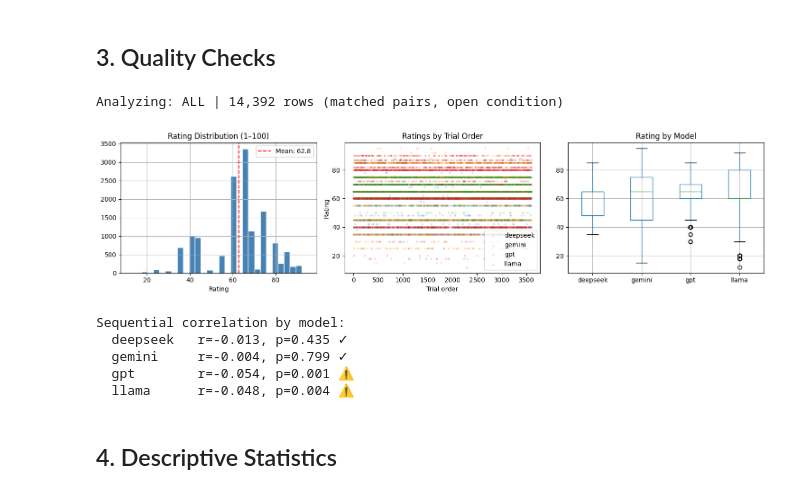
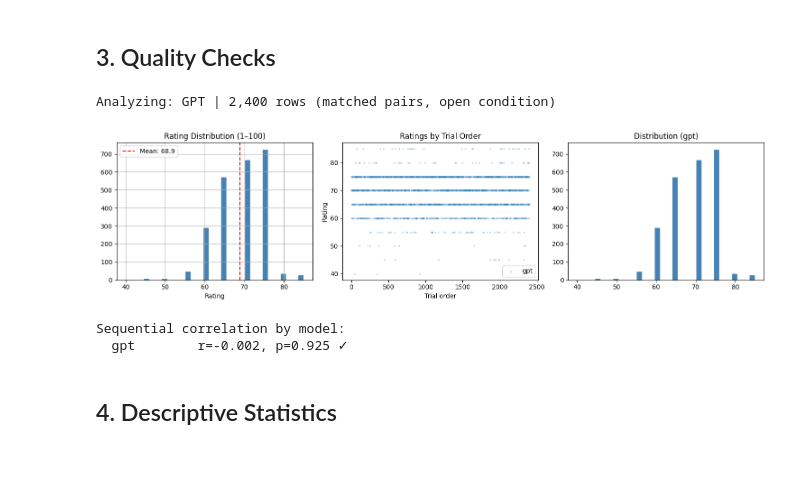
Before and after one commit to auertobias/authority-bias-llm, a Jupyter notebook: notebooks/02_analysis.ipynb, the cells around one changed output. Drawn from its saved outputs; the diff is of its cells as text; code cells hidden in the pictures; blank space fills up the shorter version.

```diff
--- a/notebooks/02_analysis.ipynb
+++ b/notebooks/02_analysis.ipynb
@@ -48,10 +48,10 @@ import statsmodels.formula.api as smf
 sys.path.insert(0, '.')
 from src.config import DATA_PATH, RESULTS_PATH
 
-VERSION = "v2"
-V2_RESULTS = RESULTS_PATH + "v2/"
-os.makedirs(V2_RESULTS, exist_ok=True)
+VERSION = "v3"
+V3_RESULTS = RESULTS_PATH + "v3/"
+os.makedirs(V3_RESULTS, exist_ok=True)
 
 print(f"Reading data from: {DATA_PATH}")
-print(f"Saving results to: {V2_RESULTS}")
+print(f"Saving results to: {V3_RESULTS}")
 # %% [output]
@@ -142,7 +239,7 @@ Open condition breakdown:
 # ── 3. QUALITY CHECKS ────────────────────────────────────────
 
 # @param ["all", "gpt", "deepseek", "gemini", "claude", "llama"]
-MODEL = "all"
+MODEL = "gpt"
 
 data = matched if MODEL == "all" else matched[matched['model'] == MODEL]
 print(f"Analyzing: {MODEL.upper()} | {len(data):,} rows (matched pairs, open condition)")
@@ -159,41 +256,38 @@ axes[0].legend()
 
 # Sequential independence
 for name, mdf in data.groupby('model'):
     mdf = mdf.sort_index().reset_index(drop=True)
     axes[1].scatter(range(len(mdf)), mdf['rating'], alpha=0.15, s=5, label=name)
 axes[1].set_title('Ratings by Trial Order')
 axes[1].set_xlabel('Trial order')
 axes[1].set_ylabel('Rating')
 axes[1].legend()
 
 # Per-model boxplot
 if data['model'].nunique() > 1:
     data.boxplot(column='rating', by='model', ax=axes[2])
     axes[2].set_title('Rating by Model')
     axes[2].set_xlabel('')
     plt.suptitle('')
 else:
     axes[2].hist(data['rating'], bins=30, color='steelblue', edgecolor='white')
     axes[2].set_title(f'Distribution ({MODEL})')
 
 plt.tight_layout()
-plt.savefig(V2_RESULTS + f'quality_checks_{MODEL}.png', dpi=150, bbox_inches='tight')
+plt.savefig(V3_RESULTS + f'quality_checks_{MODEL}.png', dpi=150, bbox_inches='tight')
 plt.show()
 
 print("\nSequential correlation by model:")
 for name, mdf in data.groupby('model'):
     mdf = mdf.sort_index().reset_index(drop=True)
     r, p = stats.pearsonr(range(len(mdf)), mdf['rating'])
     flag = " ⚠️" if p < 0.05 else " ✓"
     print(f"  {name:10s} r={r:.3f}, p={p:.3f}{flag}")
 # %% [output]
-Analyzing: ALL | 14,392 rows (matched pairs, open condition)
+Analyzing: GPT | 2,400 rows (matched pairs, open condition)
-[figure, old version]
+[figure, new version]
 Sequential correlation by model:
-  deepseek   r=-0.013, p=0.435 ✓
-  gemini     r=-0.004, p=0.799 ✓
-  gpt        r=-0.054, p=0.001 ⚠️
-  llama      r=-0.048, p=0.004 ⚠️
+  gpt        r=-0.002, p=0.925 ✓
 # %% [markdown]
 ## 4. Descriptive Statistics
 # %%
```
Also changed, not shown: parts of 12 cells of this notebook.
